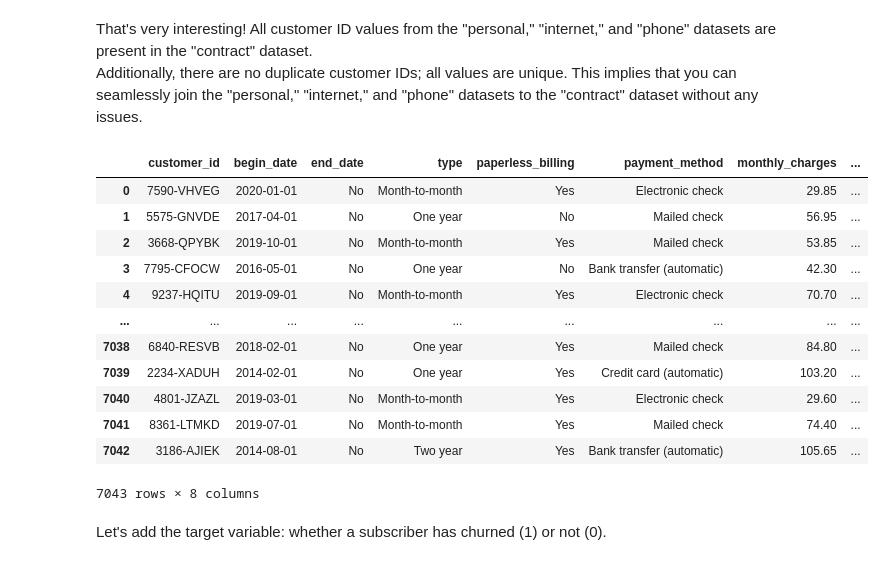
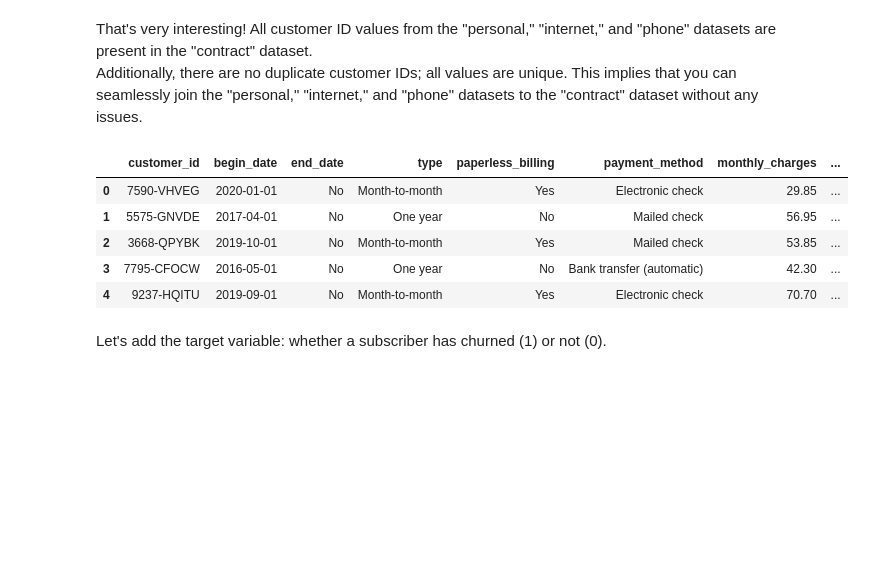
Before and after one commit to dslialin/portfolio, a Jupyter notebook: Project_8_Yandex_churn/Project_8_Yandex_churn.ipynb, the cells around one changed output. Drawn from its saved outputs; the diff is of its cells as text; code cells hidden in the pictures; blank space fills up the shorter version.

```diff
--- a/Project_8_Yandex_churn/Project_8_Yandex_churn.ipynb
+++ b/Project_8_Yandex_churn/Project_8_Yandex_churn.ipynb
@@ -53,13 +57,7 @@ warnings.filterwarnings('ignore')
 # %%
-try:
-    contract = pd.read_csv('contract_new.csv')
-    personal = pd.read_csv('personal_new.csv')
-    internet = pd.read_csv('internet_new.csv')
-    phone = pd.read_csv('phone_new.csv')
-except:
-    contract = pd.read_csv('/datasets/contract_new.csv')
-    personal = pd.read_csv('/datasets/personal_new.csv')
-    internet = pd.read_csv('/datasets/internet_new.csv')
-    phone = pd.read_csv('/datasets/phone_new.csv')
+contract = pd.read_csv('contract_new.csv')
+personal = pd.read_csv('personal_new.csv')
+internet = pd.read_csv('internet_new.csv')
+phone = pd.read_csv('phone_new.csv')
 # %%
 def data_info(data):
@@ -549,21 +549,14 @@ get_unique_differences(phone.customer_id, contract.customer_id)
 That's very interesting! All customer ID values from the "personal," "internet," and "phone" datasets are present in the "contract" dataset.
 Additionally, there are no duplicate customer IDs; all values are unique. This implies that you can seamlessly join the "personal," "internet," and "phone" datasets to the "contract" dataset without any issues.
 # %%
-contract
+contract.head()
 # %% [output]
 |  | customer_id | begin_date | end_date | type | paperless_billing | payment_method | monthly_charges | ... |
 | 0 | 7590-VHVEG | 2020-01-01 | No | Month-to-month | Yes | Electronic check | 29.85 | ... |
 | 1 | 5575-GNVDE | 2017-04-01 | No | One year | No | Mailed check | 56.95 | ... |
 | 2 | 3668-QPYBK | 2019-10-01 | No | Month-to-month | Yes | Mailed check | 53.85 | ... |
 | 3 | 7795-CFOCW | 2016-05-01 | No | One year | No | Bank transfer (automatic) | 42.30 | ... |
 | 4 | 9237-HQITU | 2019-09-01 | No | Month-to-month | Yes | Electronic check | 70.70 | ... |
-| ... | ... | ... | ... | ... | ... | ... | ... | ... |
-| 7038 | 6840-RESVB | 2018-02-01 | No | One year | Yes | Mailed check | 84.80 | ... |
-| 7039 | 2234-XADUH | 2014-02-01 | No | One year | Yes | Credit card (automatic) | 103.20 | ... |
-| 7040 | 4801-JZAZL | 2019-03-01 | No | Month-to-month | Yes | Electronic check | 29.60 | ... |
-| 7041 | 8361-LTMKD | 2019-07-01 | No | Month-to-month | Yes | Mailed check | 74.40 | ... |
-| 7042 | 3186-AJIEK | 2014-08-01 | No | Two year | Yes | Bank transfer (automatic) | 105.65 | ... |
-7043 rows × 8 columns
 # %% [markdown]
 Let's add the target variable: whether a subscriber has churned (1) or not (0).
 # %%
```
Also changed, not shown: parts of 55 cells of this notebook.
